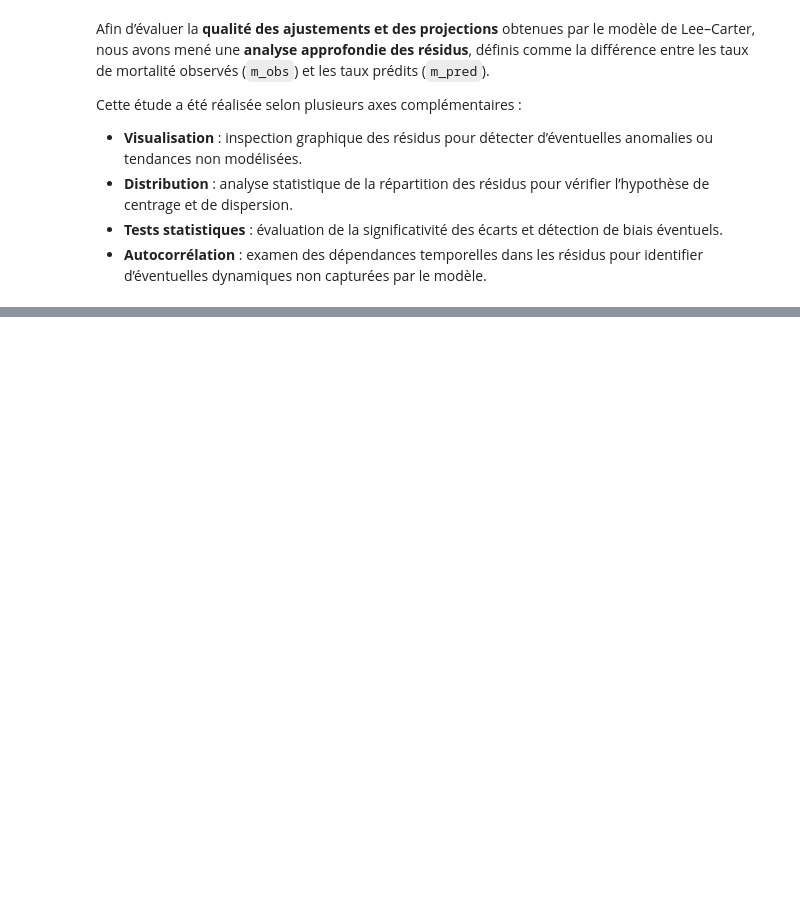
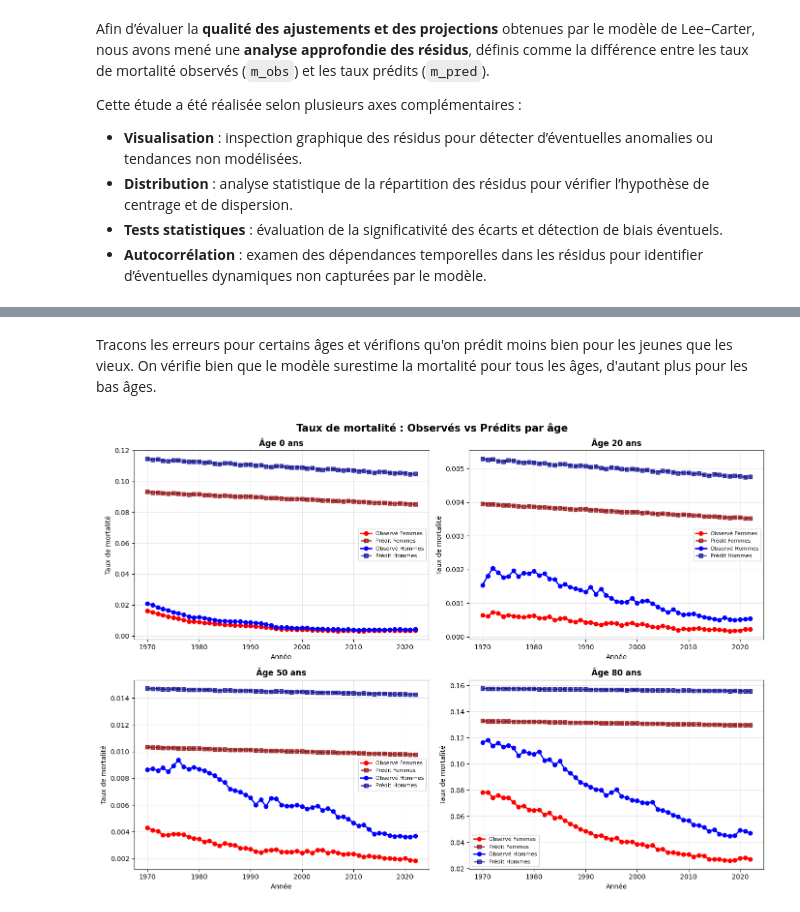
Before and after one commit to Salah10-source/Python-Project-Mortality, a Jupyter notebook: Python-Project-Mortality/notbokes/notebooks/demo.ipynb, the cells around one changed output, grey strips where cells are left out. Drawn from its saved outputs; the diff is of its cells as text; code cells hidden in the pictures; blank space fills up the shorter version.

```diff
--- a/Python-Project-Mortality/notbokes/notebooks/demo.ipynb
+++ b/Python-Project-Mortality/notbokes/notebooks/demo.ipynb
@@ -2450,0 +2109,35 @@ MAPE (%)   29.401   23.475   26.451
+# %% [markdown]
+Tracons les erreurs pour certains âges et vérifions qu'on prédit moins bien pour les jeunes que les vieux. On vérifie bien que le modèle surestime la mortalité pour tous les âges, d'autant plus pour les bas âges.
+# %%
+# Comparer obs vs pred pour quelques âges représentatifs
+ages_to_plot = [0, 20, 50, 80]
+
+fig, axes = plt.subplots(2, 2, figsize=(14, 10))
+axes = axes.flatten()
+
+for i, age in enumerate(ages_to_plot):
+    ax = axes[i]
+
+    # Femmes
+    obs_F = np.exp(M_F_test.loc[age])
+    pred_F = np.exp(ln_m_pred_F_test.loc[age])
+    ax.plot(years_test, obs_F, 'o-', label='Observé Femmes', color='red', linewidth=2)
+    ax.plot(years_test, pred_F, 's--', label='Prédit Femmes', color='darkred', linewidth=2, alpha=0.7)
+
+    # Hommes
+    obs_M = np.exp(M_M_test.loc[age])
+    pred_M = np.exp(ln_m_pred_M_test.loc[age])
+    ax.plot(years_test, obs_M, 'o-', label='Observé Hommes', color='blue', linewidth=2)
+    ax.plot(years_test, pred_M, 's--', label='Prédit Hommes', color='darkblue', linewidth=2, alpha=0.7)
+
+    ax.set_xlabel('Année', fontsize=10)
+    ax.set_ylabel('Taux de mortalité', fontsize=10)
+    ax.set_title(f'Âge {age} ans', fontsize=12, fontweight='bold')
+    ax.legend(fontsize=8)
+    ax.grid(True, alpha=0.3)
+
+plt.suptitle('Taux de mortalité : Observés vs Prédits par âge', fontsize=15, fontweight='bold')
+plt.tight_layout()
+plt.show()
+# %% [output]
+[figure, added]
```
Also changed, not shown: parts of 30 cells of this notebook, 2 other files.
